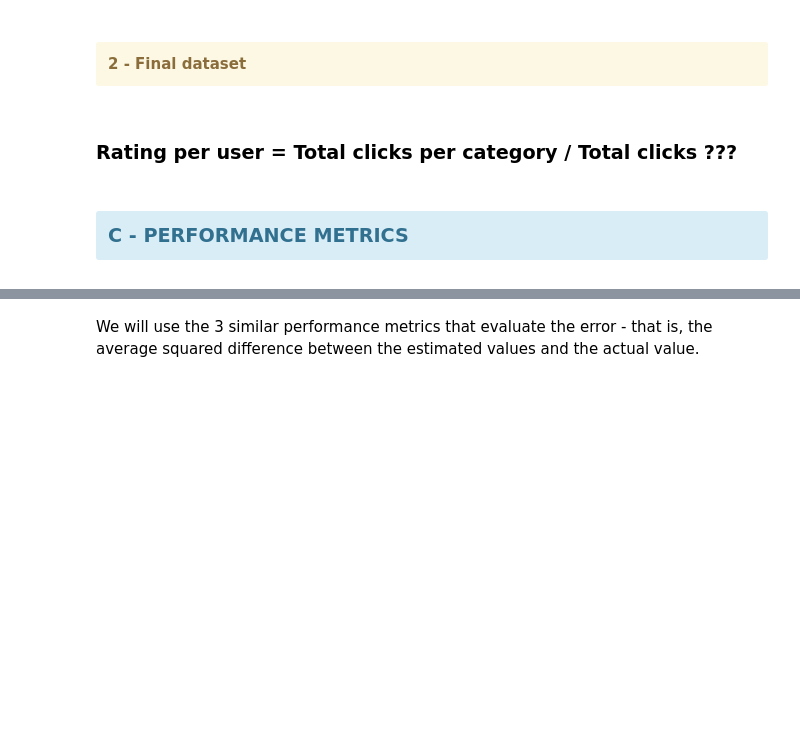
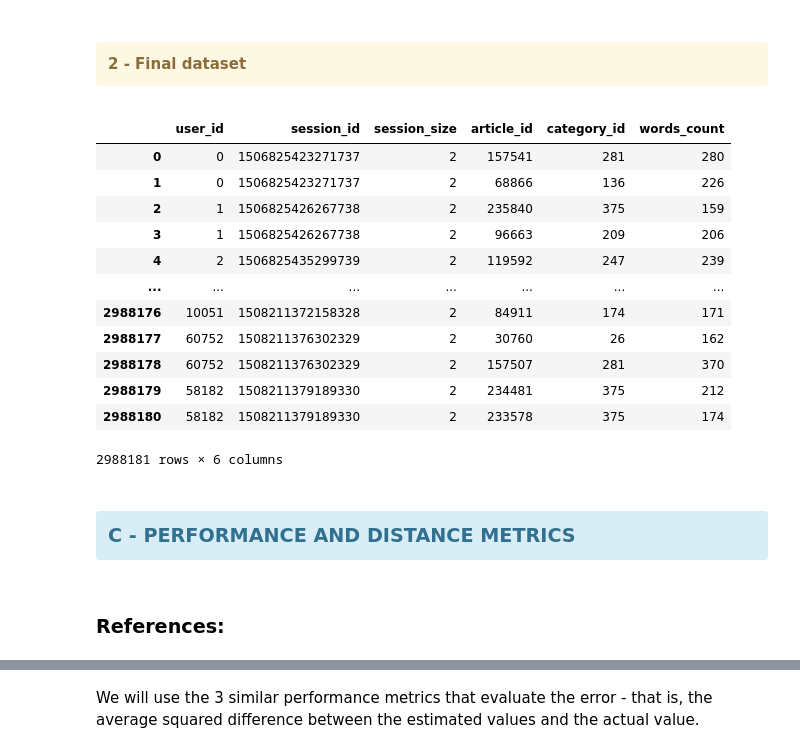
Before and after one commit to jfsubrini/ia-project9, a Jupyter notebook: Subrini_JeanFrancois_2_scripts_012023.ipynb, the cells around one changed output, grey strips where cells are left out. Saved outputs shown, nothing was run; the diff lists cells and outputs as text; code cells hidden in the pictures; blank space fills up the shorter version.

Commit message:
Some cleaning.

```diff
--- a/Subrini_JeanFrancois_2_scripts_012023.ipynb
+++ b/Subrini_JeanFrancois_2_scripts_012023.ipynb
@@ -792,8 +792,0 @@ For <b>Content-Based Filtering</b>, we will use the <b>article embeddings file</
-# %%
-# Cleaning the final dataset of useless columns.
-df_merged.drop(columns=[
-    'session_start', 'session_size', 'click_timestamp',
-    'click_environment', 'click_deviceGroup', 'click_os',
-    'click_country', 'click_region', 'click_referrer_type',
-    'created_at_ts', 'publisher_id'], inplace=True)
-df_merged
@@ -857,5 +856,3 @@ Surprise was designed for explicit ratings. We can't use it for content-based da
 # %% [markdown]
 <h4><div class="alert alert-block alert-warning" id="section_1B2">
 2 - Final dataset</div></h4>
-# %% [markdown]
-### Rating per user = Total clicks per category / Total clicks ???
@@ -866,3 +859,25 @@ np.random.seed(52)
+# %%
+# Cleaning the final dataset of useless columns.
+df_merged_cf = df_merged[['user_id', 'session_id',
+                          'session_size', 'article_id',
+                          'category_id', 'words_count']]
+df_merged_cf
+# %% [output]
+|  | user_id | session_id | session_size | article_id | category_id | words_count |
+| 0 | 0 | 1506825423271737 | 2 | 157541 | 281 | 280 |
+| 1 | 0 | 1506825423271737 | 2 | 68866 | 136 | 226 |
+| 2 | 1 | 1506825426267738 | 2 | 235840 | 375 | 159 |
+| 3 | 1 | 1506825426267738 | 2 | 96663 | 209 | 206 |
+| 4 | 2 | 1506825435299739 | 2 | 119592 | 247 | 239 |
+| ... | ... | ... | ... | ... | ... | ... |
+| 2988176 | 10051 | 1508211372158328 | 2 | 84911 | 174 | 171 |
+| 2988177 | 60752 | 1508211376302329 | 2 | 30760 | 26 | 162 |
+| 2988178 | 60752 | 1508211376302329 | 2 | 157507 | 281 | 370 |
+| 2988179 | 58182 | 1508211379189330 | 2 | 234481 | 375 | 212 |
+| 2988180 | 58182 | 1508211379189330 | 2 | 233578 | 375 | 174 |
+2988181 rows × 6 columns
 # %% [markdown]
 <h3><div class="alert alert-block alert-info" id="section_1C">
-C - PERFORMANCE METRICS</div></h3>
+C - PERFORMANCE AND DISTANCE METRICS</div></h3>
+# %% [markdown]
+### References:
```
Also changed, not shown: parts of 31 cells of this notebook.
